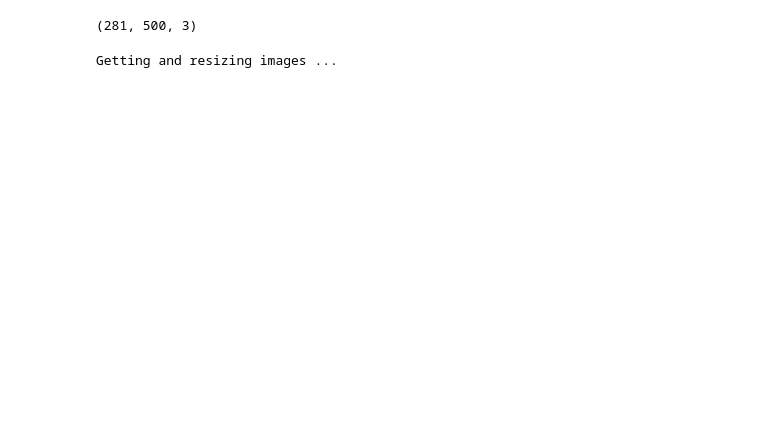
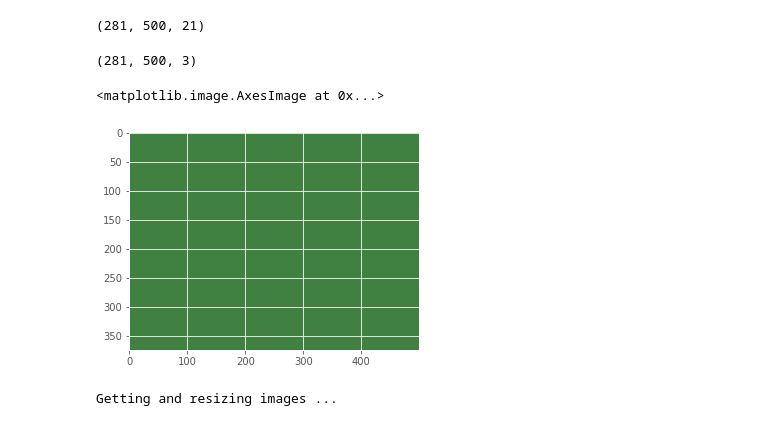
Before and after one commit to puhuk/Paper-Implementation, a Jupyter notebook: Image_Network/SegNet/Segnet_Keras.ipynb, the cells around one changed output. Saved outputs shown, nothing was run; the diff lists cells and outputs as text; code cells hidden in the pictures; blank space fills up the shorter version.

```diff
--- a/Image_Network/SegNet/Segnet_Keras.ipynb
+++ b/Image_Network/SegNet/Segnet_Keras.ipynb
@@ -43,8 +111,44 @@ train.close()
+# %%
+def rgb_to_onehot(rgb_image, colormap = id2code):
+    '''Function to one hot encode RGB mask labels
+        Inputs:
+            rgb_image - image matrix (eg. 256 x 256 x 3 dimension numpy ndarray)
+            colormap - dictionary of color to label id
+        Output: One hot encoded image of dimensions (height x width x num_classes) where num_classes = len(colormap)
+    '''
+    num_classes = len(colormap)
+    shape = rgb_image.shape[:2]+(num_classes,)
+    encoded_image = np.zeros( shape, dtype=np.int8 )
+    for i, cls in enumerate(colormap):
+        encoded_image[:,:,i] = np.all(rgb_image.reshape( (-1,3) ) == colormap[i], axis=1).reshape(shape[:2])
+    return encoded_image
+
+
+def onehot_to_rgb(onehot, colormap = id2code):
+    '''Function to decode encoded mask labels
+        Inputs:
+            onehot - one hot encoded image matrix (height x width x num_classes)
+            colormap - dictionary of color to label id
+        Output: Decoded RGB image (height x width x 3)
+    '''
+    single_layer = np.argmax(onehot, axis=-1)
+    output = np.zeros( onehot.shape[:2]+(3,) )
+    for k in colormap.keys():
+        output[single_layer==k] = colormap[k]
+    return np.uint8(output)
 # %%
-a =cv2.imread(train_img[0])
-a.shape
+rgb_to_onehot(cv2.imread(train_mask[0])).shape
 # %% [output]
-(281, 500, 3)
+(281, 500, 21)
+# %%
+onehot_to_rgb(rgb_to_onehot(cv2.imread(train_mask[0]))).shape
+# %% [output]
+(281, 500, 3)
+# %%
+plt.imshow(onehot_to_rgb(rgb_to_onehot(cv2.imread(train_mask[3]))))
+# %% [output]
+<matplotlib.image.AxesImage at 0x...>
+[figure, added]
 # %%
 # Get and resize train images and masks
 def get_data(img_path_list, mask_path_list, train=True):
```
Also changed, not shown: parts of 14 cells of this notebook.
